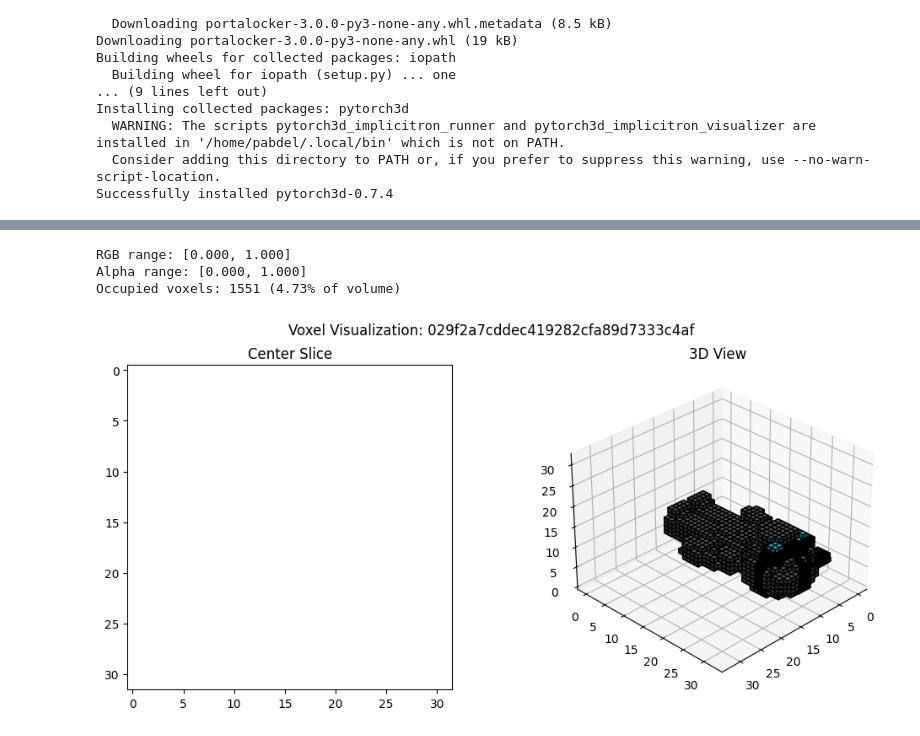
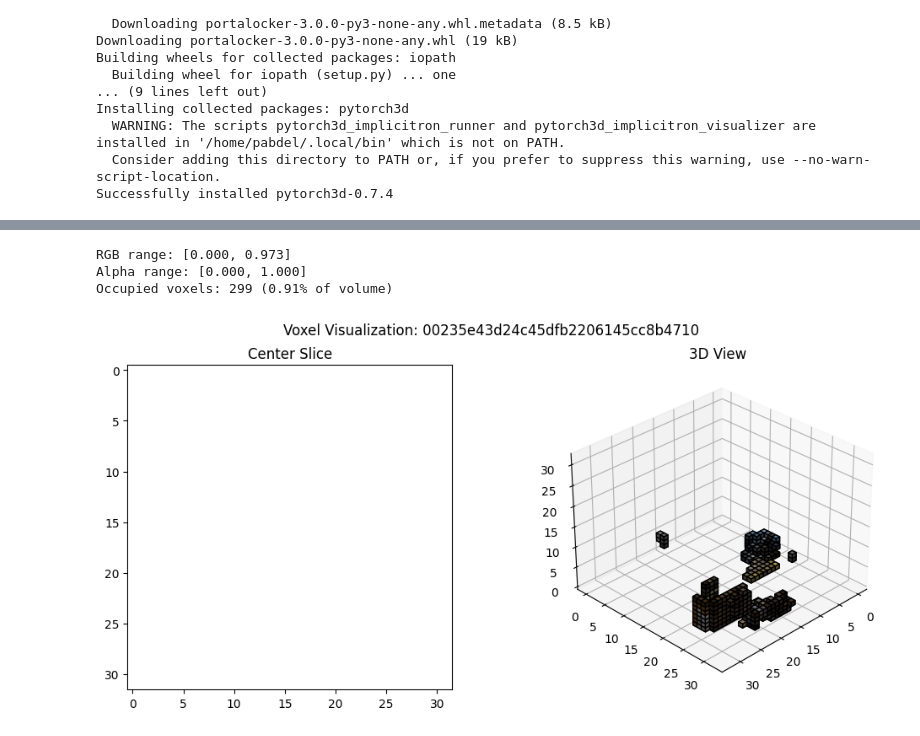
Before and after one commit to PeterAMassih/3D-BlockGen, a Jupyter notebook: run.ipynb, the cells around one changed output, grey strips where cells are left out. Drawn from its saved outputs; the diff is of its cells as text; code cells hidden in the pictures.

```diff
--- a/run.ipynb
+++ b/run.ipynb
@@ -156,9 +155,9 @@ Number of faces: 33984
 # %%
 from blockgen.utils import plot_voxel_tensor
 
-plot_voxel_tensor("objaverse_data_voxelized/hf-objaverse-v1/glbs/000-019/029f2a7cddec419282cfa89d7333c4af.pt")
+plot_voxel_tensor("objaverse_data_voxelized/hf-objaverse-v1/glbs/000-003/00235e43d24c45dfb2206145cc8b4710.pt")
 # %% [output]
-RGB range: [0.000, 1.000]
+RGB range: [0.000, 0.973]
 Alpha range: [0.000, 1.000]
-Occupied voxels: 1551 (4.73% of volume)
+Occupied voxels: 299 (0.91% of volume)
-[figure, old version]
+[figure, new version]
```
Also changed, not shown: parts of 8 cells of this notebook, 2 other files.
